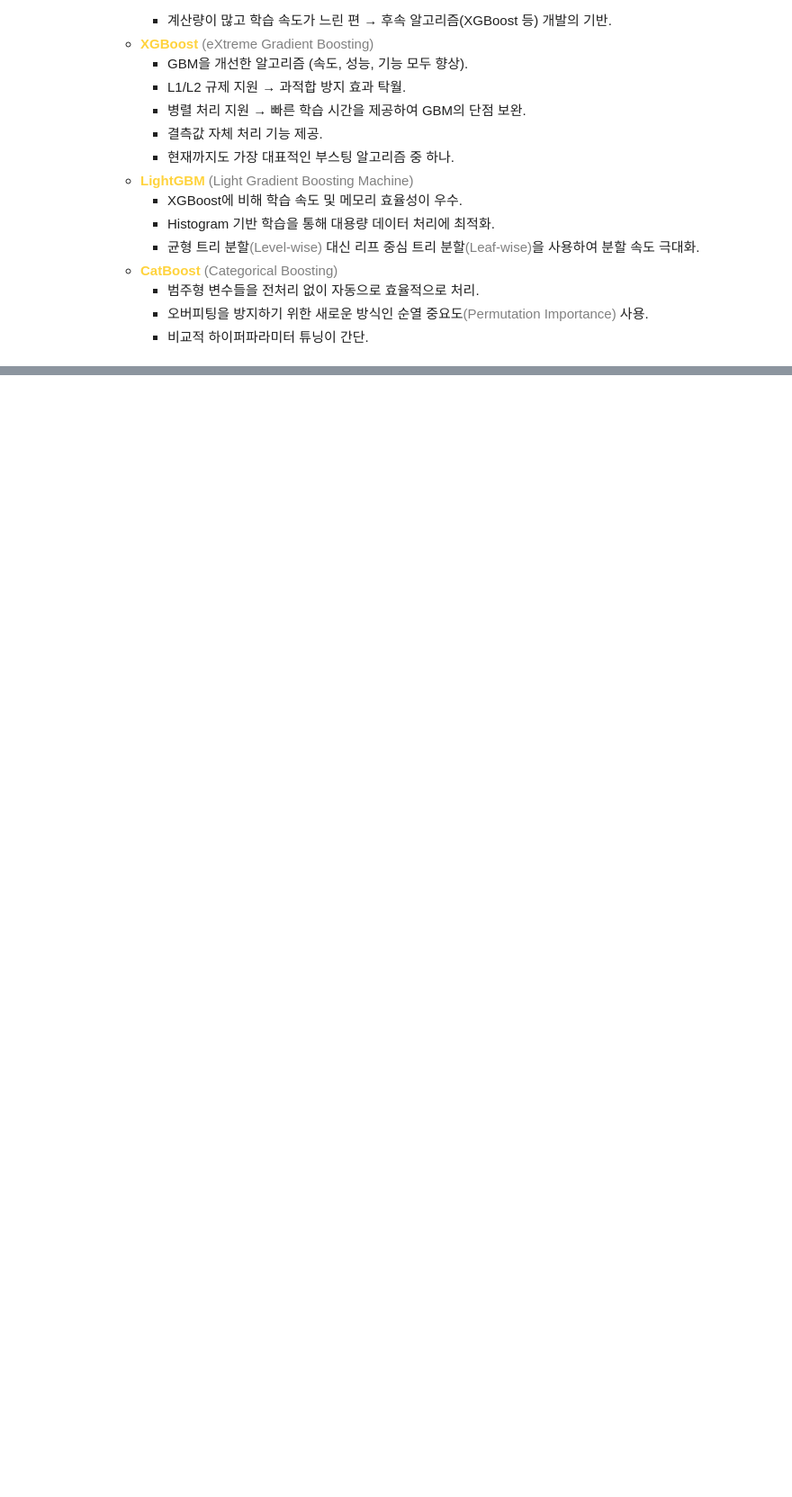
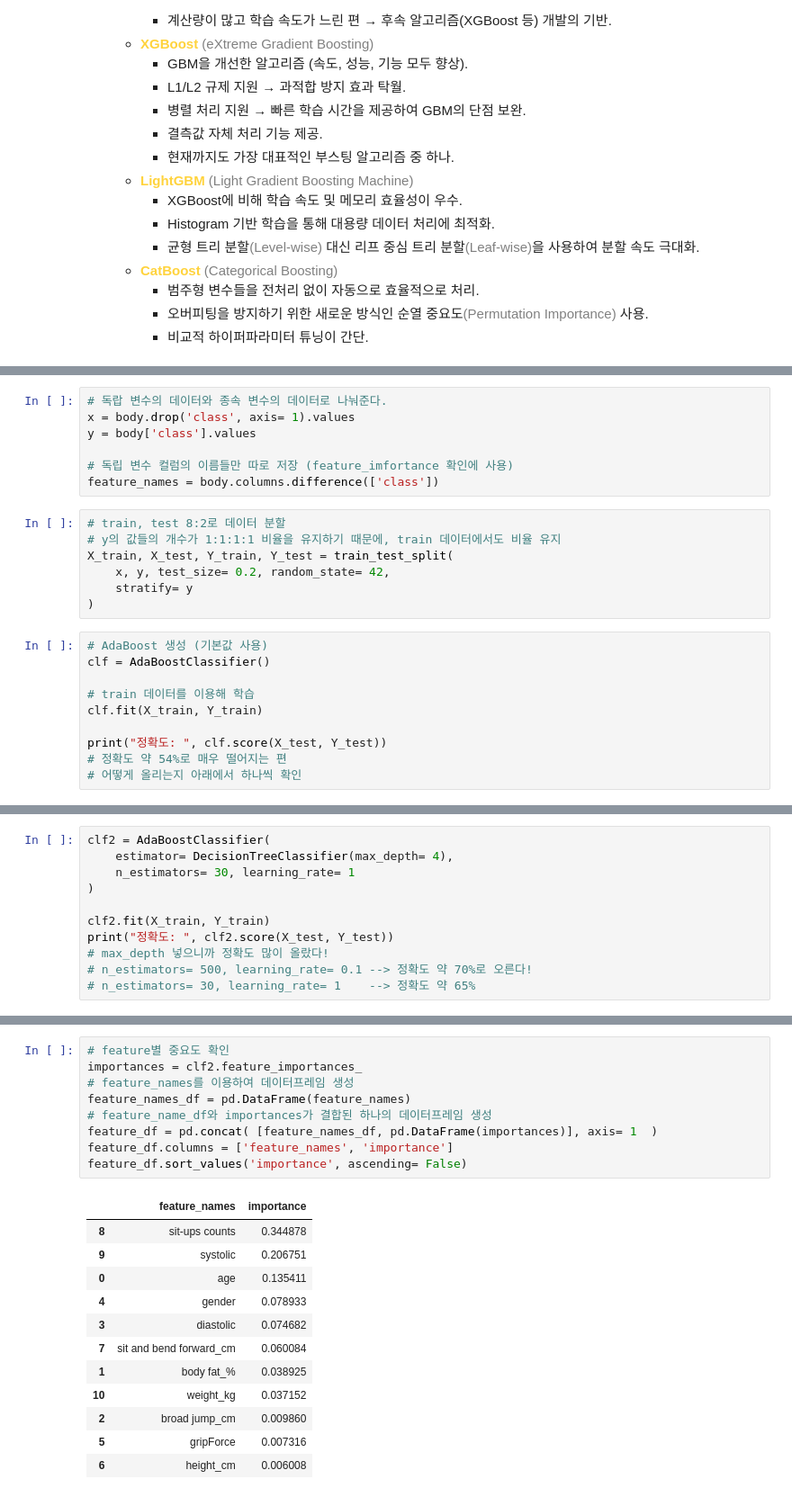
Before and after one commit to 1124apm/Multicam_2025, a Jupyter notebook: 250930/01_부스팅_보와나ㅏㅏ.ipynb, the cells around one changed output, grey strips where cells are left out. Shown at 90% size. Cells and saved outputs as stored; diff of their text form; blank space fills up the shorter version.

```diff
--- a/250930/01_부스팅.ipynb
+++ b/250930/01_부스팅_보와나ㅏㅏ.ipynb
@@ -235,0 +304,24 @@ plt.show()
+# %%
+# 독랍 변수의 데이터와 종속 변수의 데이터로 나눠준다.
+x = body.drop('class', axis= 1).values
+y = body['class'].values
+
+# 독립 변수 컬럼의 이름들만 따로 저장 (feature_imfortance 확인에 사용)
+feature_names = body.columns.difference(['class'])
+# %%
+# train, test 8:2로 데이터 분할
+# y의 값들의 개수가 1:1:1:1 비율을 유지하기 때문에, train 데이터에서도 비율 유지
+X_train, X_test, Y_train, Y_test = train_test_split(
+    x, y, test_size= 0.2, random_state= 42,
+    stratify= y
+)
+# %%
+# AdaBoost 생성 (기본값 사용)
+clf = AdaBoostClassifier()
+
+# train 데이터를 이용해 학습
+clf.fit(X_train, Y_train)
+
+print("정확도: ", clf.score(X_test, Y_test))
+# 정확도 약 54%로 매우 떨어지는 편
+# 어떻게 올리는지 아래에서 하나씩 확인
@@ -235,0 +330,11 @@ plt.show()
+# %%
+clf2 = AdaBoostClassifier(
+    estimator= DecisionTreeClassifier(max_depth= 4),
+    n_estimators= 30, learning_rate= 1
+)
+
+clf2.fit(X_train, Y_train)
+print("정확도: ", clf2.score(X_test, Y_test))
+# max_depth 넣으니까 정확도 많이 올랐다!
+# n_estimators= 500, learning_rate= 0.1 --> 정확도 약 70%로 오른다!
+# n_estimators= 30, learning_rate= 1    --> 정확도 약 65%
@@ -235,0 +377,22 @@ plt.show()
+# %%
+# feature별 중요도 확인
+importances = clf2.feature_importances_
+# feature_names를 이용하여 데이터프레임 생성
+feature_names_df = pd.DataFrame(feature_names)
+# feature_name_df와 importances가 결합된 하나의 데이터프레임 생성
+feature_df = pd.concat( [feature_names_df, pd.DataFrame(importances)], axis= 1  )
+feature_df.columns = ['feature_names', 'importance']
+feature_df.sort_values('importance', ascending= False)
+# %% [output]
+|  | feature_names | importance |
+| 8 | sit-ups counts | 0.344878 |
+| 9 | systolic | 0.206751 |
+| 0 | age | 0.135411 |
+| 4 | gender | 0.078933 |
+| 3 | diastolic | 0.074682 |
+| 7 | sit and bend forward_cm | 0.060084 |
+| 1 | body fat_% | 0.038925 |
+| 10 | weight_kg | 0.037152 |
+| 2 | broad jump_cm | 0.009860 |
+| 5 | gripForce | 0.007316 |
+| 6 | height_cm | 0.006008 |
```
Also changed, not shown: parts of 15 cells of this notebook.
